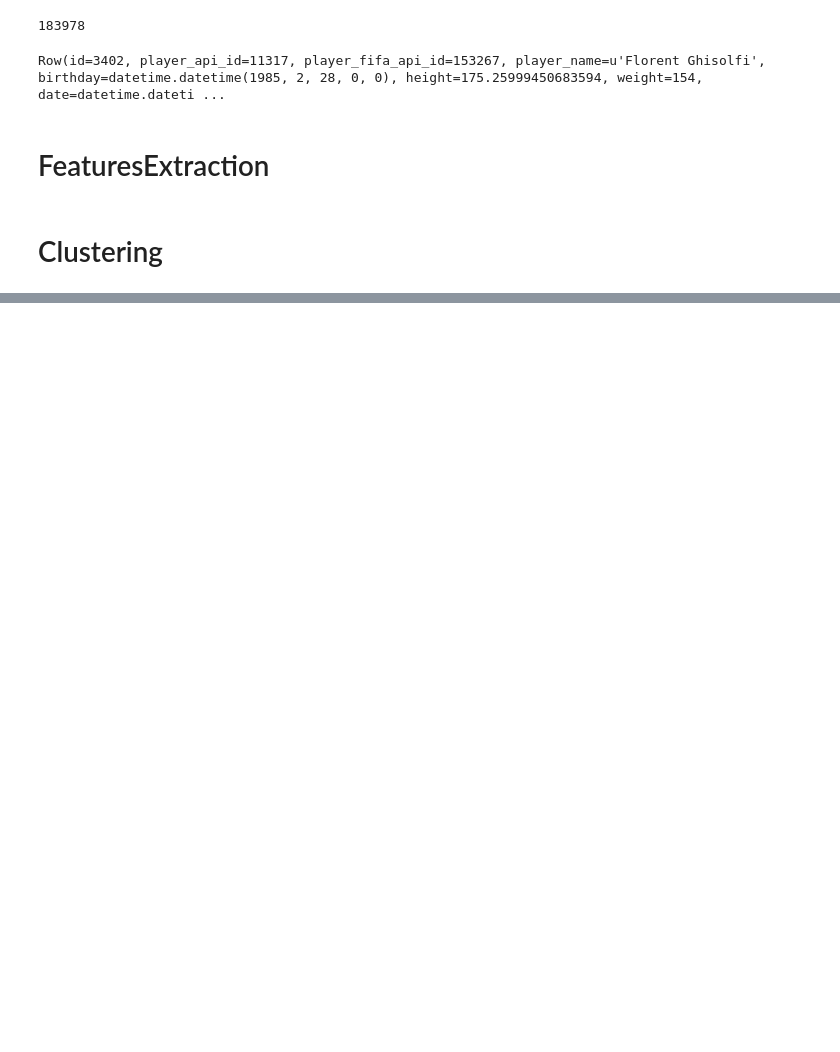
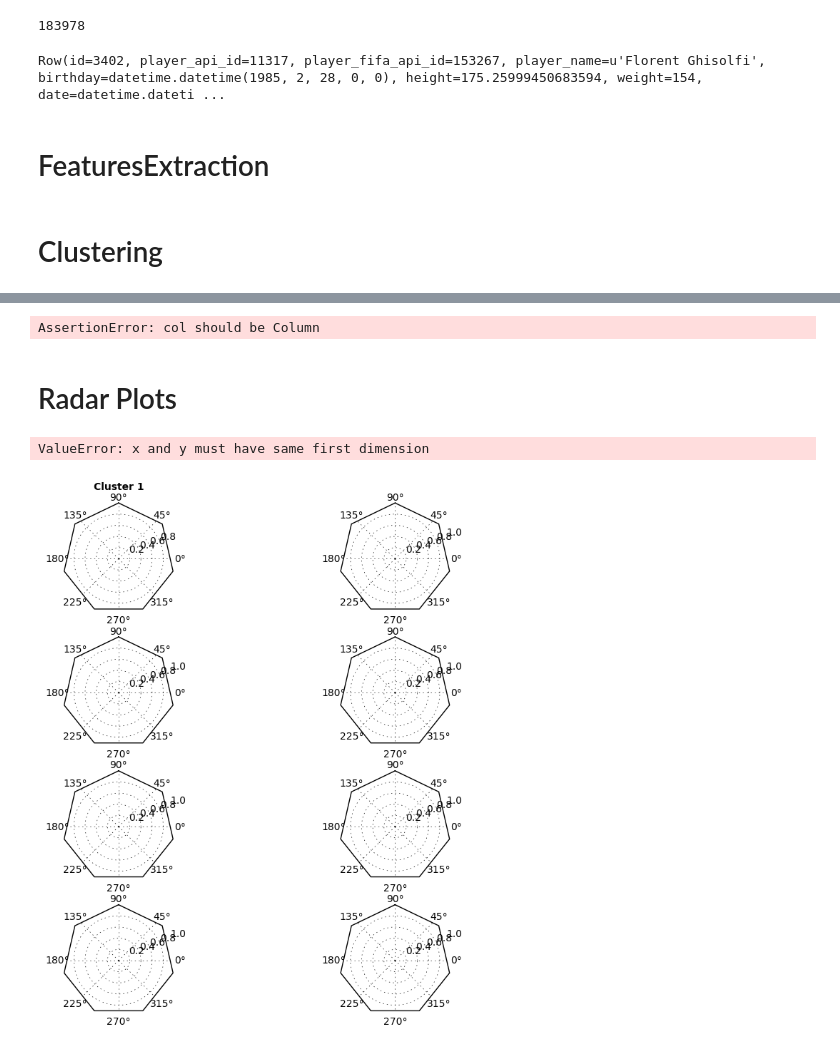
Before and after one commit to vwrideout/soccer694, a Jupyter notebook: project_nb_PR.ipynb, the cells around one changed output, grey strips where cells are left out. Saved outputs shown, nothing was run; the diff lists cells and outputs as text; code cells hidden in the pictures; blank space fills up the shorter version.

```diff
--- a/project_nb_PR.ipynb
+++ b/project_nb_PR.ipynb
@@ -239,6 +244,5 @@ plt.title('Elbow for KMeans clustering')
 # %%
 # Final clustering with k = 8
-kmeans = KMeans(k = 8)
-model = kmeans.fit(points)
-avg_wssse = model.computeCost(points) / k
-centers = model.clusterCenters()
+k = 8
+model = KMeansMllib.train(kMeans_rdd, 8)
+centers = model.clusterCenters
@@ -265,2 +306,8 @@ centers = model.clusterCenters()
+# %%
+resultsDF = std_scoreDF.withColumn('cluster', player_clusters)
+# %% [output]
+AssertionError: col should be Column
+# %% [markdown]
+# Radar Plots
 # %%
 from radar_chart import *
@@ -267,33 +316,35 @@ from radar_chart import *
 # %%
 N = 7
 theta = radar_factory(N, frame='polygon')
 
-data = example_data()
-spoke_labels = data.pop(0)
+data = [("Cluster {}".format(x + 1), list(centers[x])) for x in range(k)]
+spoke_labels = attr_cats
 
-fig, axes = plt.subplots(figsize=(9, 9), nrows=2, ncols=2,
+fig, axes = plt.subplots(figsize=(9, 9), nrows=4, ncols=2,
                          subplot_kw=dict(projection='radar'))
 fig.subplots_adjust(wspace=0.25, hspace=0.20, top=0.85, bottom=0.05)
 
-colors = ['b', 'r', 'g', 'm', 'y']
 # Plot the four cases from the example data on separate axes
 for ax, (title, case_data) in zip(axes.flatten(), data):
     ax.set_rgrids([0.2, 0.4, 0.6, 0.8])
     ax.set_title(title, weight='bold', size='medium', position=(0.5, 1.1),
                  horizontalalignment='center', verticalalignment='center')
-    for d, color in zip(case_data, colors):
-        ax.plot(theta, d, color=color)
-        ax.fill(theta, d, facecolor=color, alpha=0.25)
+    for d in case_data:
+        ax.plot(theta, d, color='r')
+        ax.fill(theta, d, facecolor='r', alpha=0.25)
     ax.set_varlabels(spoke_labels)
 
 # add legend relative to top-left plot
 ax = axes[0, 0]
-labels = ('Factor 1', 'Factor 2', 'Factor 3', 'Factor 4', 'Factor 5')
+#labels = ('Factor 1', 'Factor 2', 'Factor 3', 'Factor 4', 'Factor 5')
 legend = ax.legend(labels, loc=(0.9, .95),
                    labelspacing=0.1, fontsize='small')
 
 fig.text(0.5, 0.965, '5-Factor Solution Profiles Across Four Scenarios',
          horizontalalignment='center', color='black', weight='bold',
          size='large')
 
 plt.show()
+# %% [output]
+ValueError: x and y must have same first dimension
+[figure, added]
```
Also changed, not shown: parts of 16 cells of this notebook.
